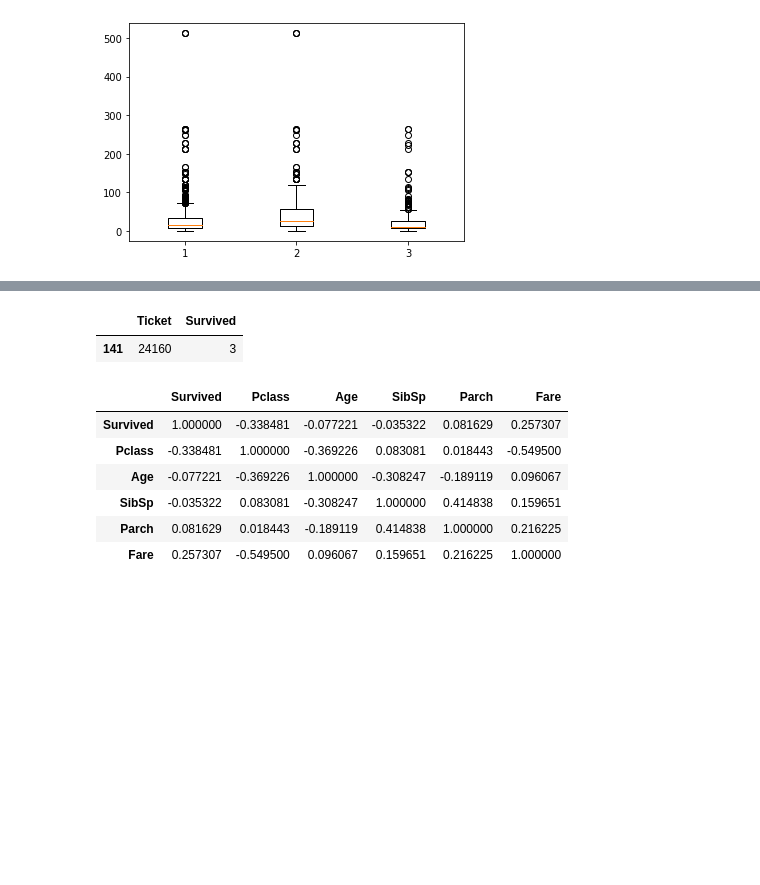
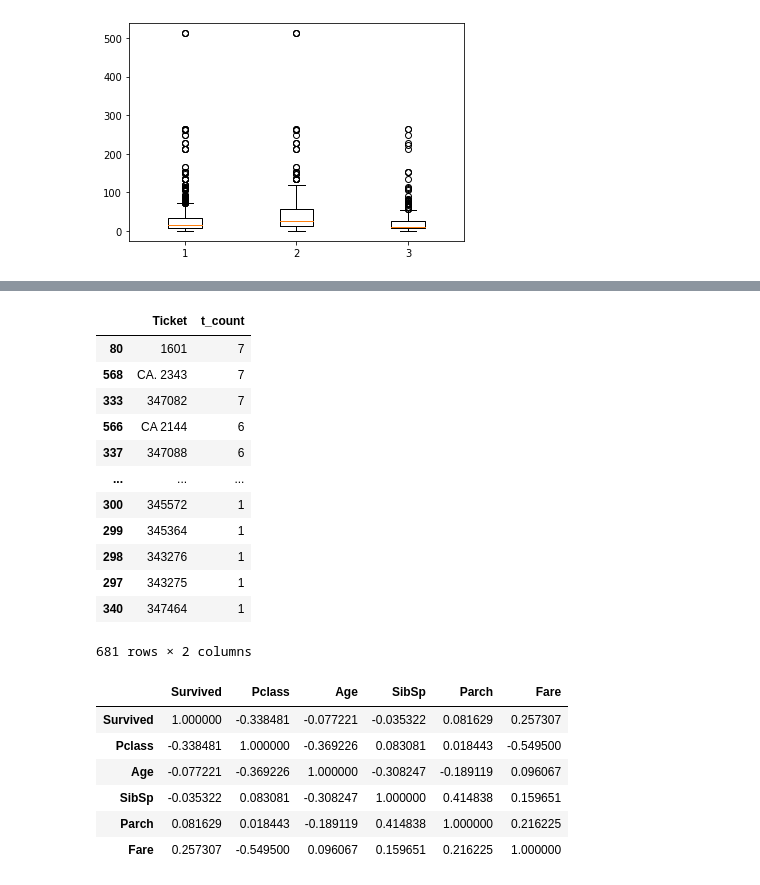
Before and after one commit to Gergolini/Titanic, a Jupyter notebook: Start_codes.ipynb, the cells around one changed output, grey strips where cells are left out. Cells and saved outputs as stored; diff of their text form; code cells hidden in the pictures; blank space fills up the shorter version.

```diff
--- a/Start_codes.ipynb
+++ b/Start_codes.ipynb
@@ -168,8 +168,19 @@ df[df.Fare > 200].sort_values('Fare')
 | 738 | 1 | 1 | Lesurer, Mr. Gustave J | male | 35.0 | 0 | 0 | PC 17755 | 512.3292 | B101 | ... |
 | 680 | 1 | 1 | Cardeza, Mr. Thomas Drake Martinez | male | 36.0 | 0 | 1 | PC 17755 | 512.3292 | B51 B53 B55 | ... |
 # %%
-ticket_p = df.groupby('Ticket', as_index=False).agg({'Survived': 'count'})
-ticket_p[ticket_p.Ticket == '24160']
+ticket_p = df.groupby('Ticket', as_index=False).agg({'Survived': 'count'}).rename(columns={'Survived':'t_count'}).sort_values('t_count', ascending=False)
+ticket_p
 # %% [output]
-|  | Ticket | Survived |
-| 141 | 24160 | 3 |
+|  | Ticket | t_count |
+| 80 | 1601 | 7 |
+| 568 | CA. 2343 | 7 |
+| 333 | 347082 | 7 |
+| 566 | CA 2144 | 6 |
+| 337 | 347088 | 6 |
+| ... | ... | ... |
+| 300 | 345572 | 1 |
+| 299 | 345364 | 1 |
+| 298 | 343276 | 1 |
+| 297 | 343275 | 1 |
+| 340 | 347464 | 1 |
+681 rows × 2 columns
```
Also changed, not shown: parts of 14 cells of this notebook, 2 other files.
